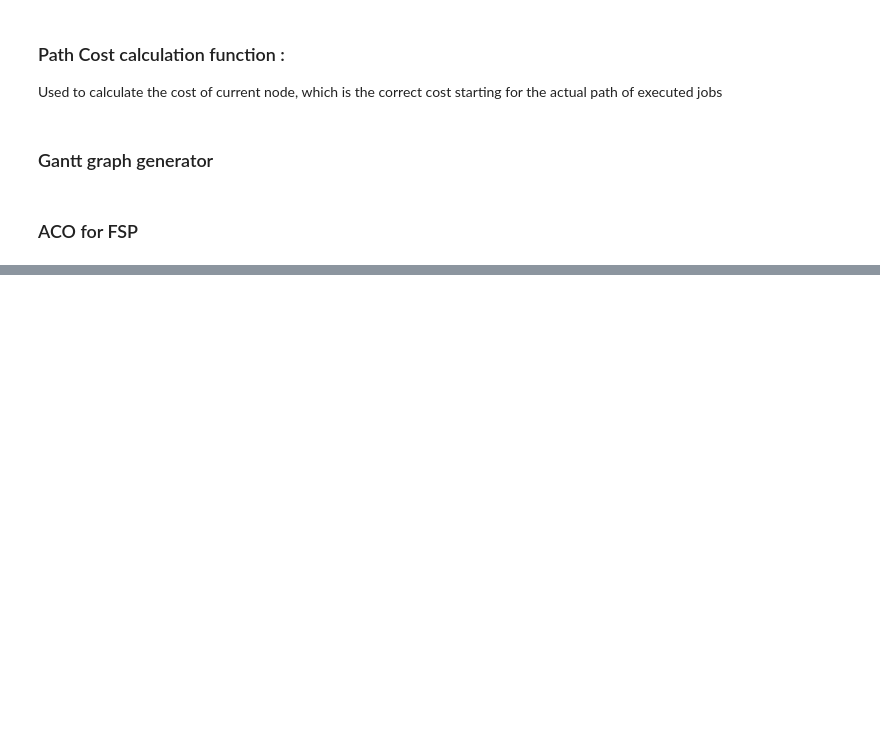
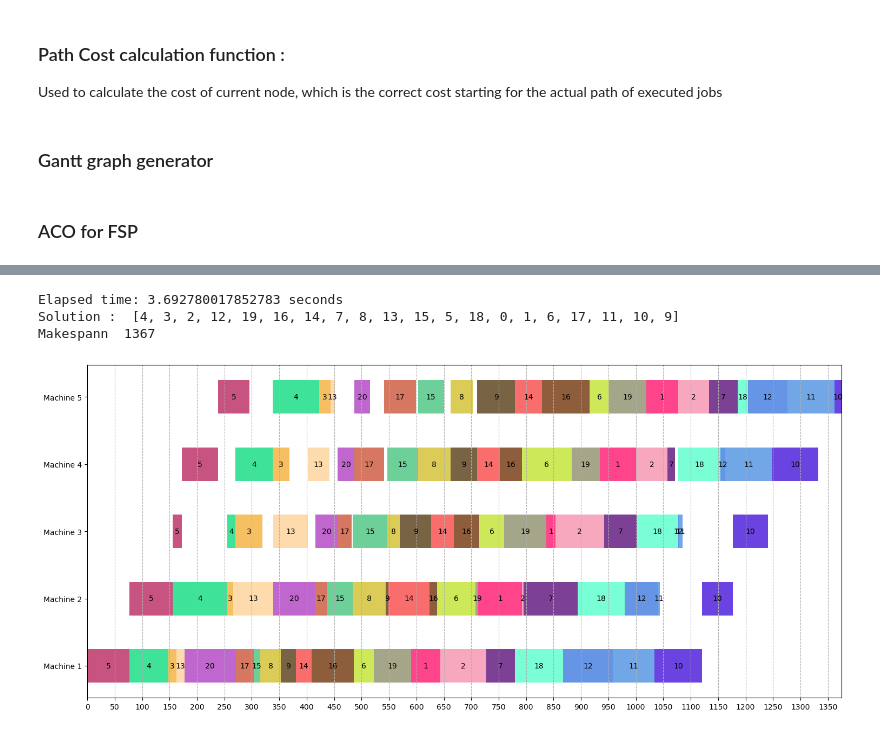
Before and after one commit to MarouaneBenbetka/Flow-Shop-Problem, a Jupyter notebook: Lab4/ACO.ipynb, the cells around one changed output, grey strips where cells are left out. Drawn from its saved outputs; the diff is of its cells as text; code cells hidden in the pictures; blank space fills up the shorter version.

```diff
--- a/Lab4/ACO.ipynb
+++ b/Lab4/ACO.ipynb
@@ -243,0 +371,17 @@ Its makespan is :  1464
+# %%
+ACO = AntColonyOptimization(
+
+    processing_times, Alpha=best_alpha, Beta=best_beta, Q=best_Q, max_it=best_it_max, num_ant=best_num_ant, rho=best_rho, heuristicSolution=initial_solution)
+
+result = ACO.run()
+
+print("Solution : ", result)
+print("Makespann ", calculate_makespan(processing_times, result))
+# %% [output]
+Elapsed time: 3.692780017852783 seconds
+Solution :  [4, 3, 2, 12, 19, 16, 14, 7, 8, 13, 15, 5, 18, 0, 1, 6, 17, 11, 10, 9]
+Makespann  1367
+# %%
+generate_gantt_chart(processing_times,result)
+# %% [output]
+[figure, added]
```
Also changed, not shown: parts of 12 cells of this notebook, 3 other files.
